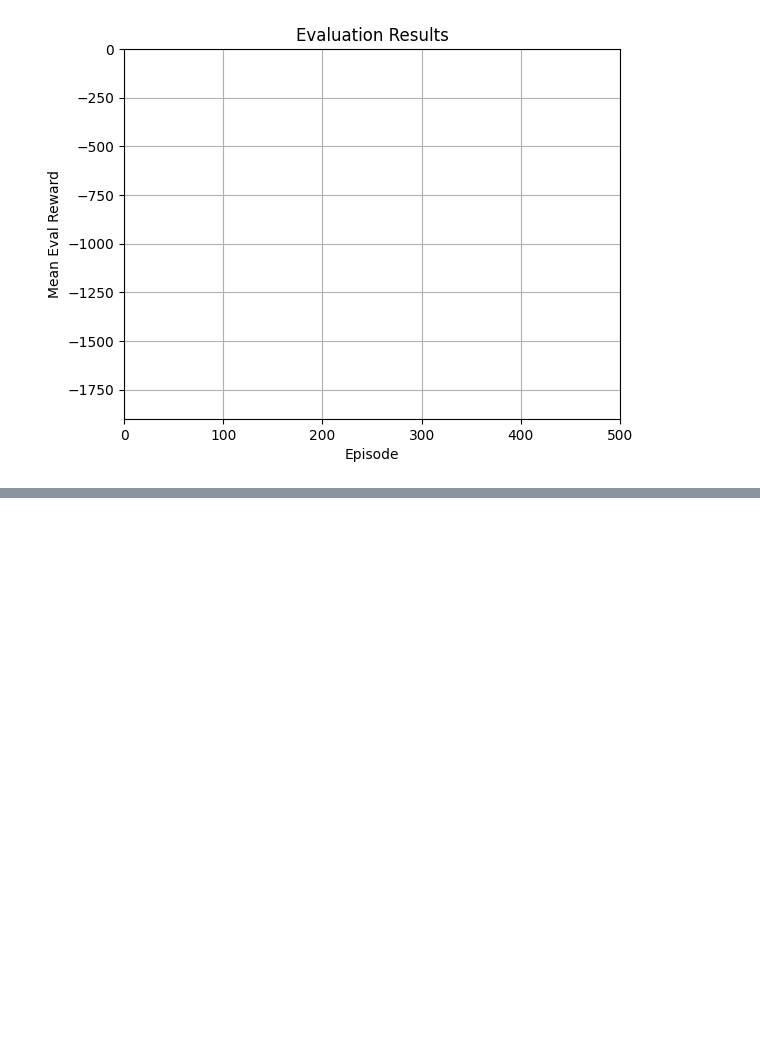
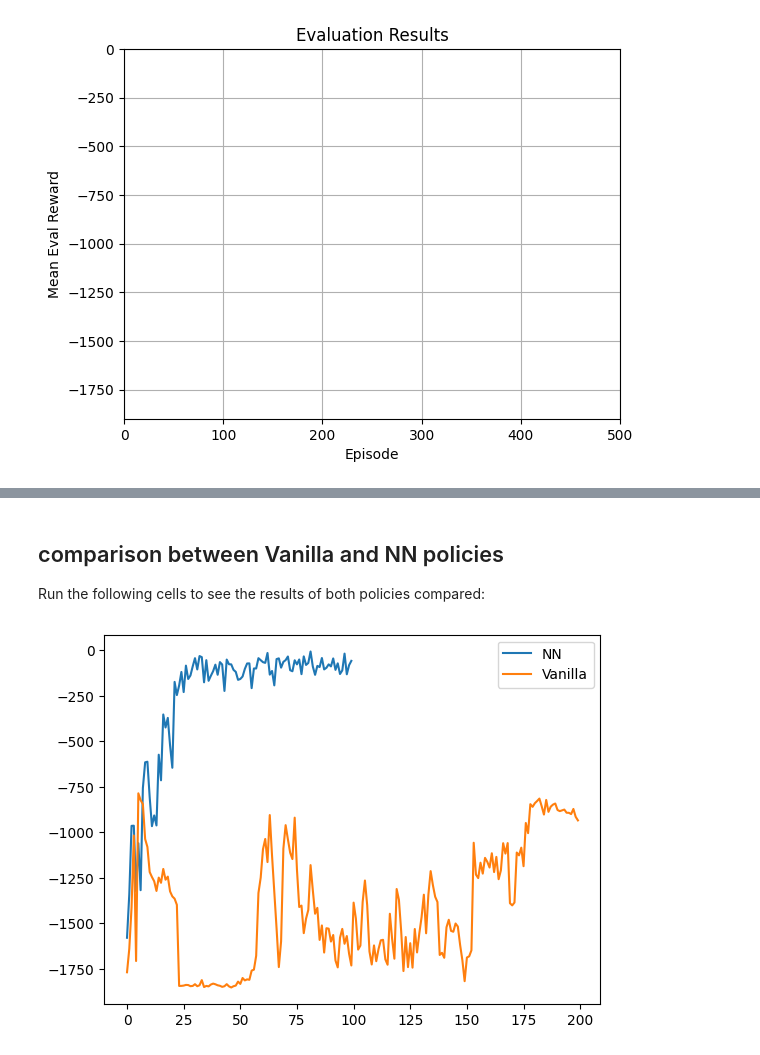
Before and after one commit to yuvalgos/policy_gradient_tutorial, a Jupyter notebook: PolicyGadient.ipynb, the cells around one changed output, grey strips where cells are left out. Saved outputs shown, nothing was run; the diff lists cells and outputs as text; code cells hidden in the pictures; blank space fills up the shorter version.

```diff
--- a/PolicyGadient.ipynb
+++ b/PolicyGadient.ipynb
@@ -441,0 +470,11 @@ Such methods are called **Actor-Critic** methods.
+# %% [markdown]
+## comparison between Vanilla and NN policies
+Run the following cells to see the results of both policies compared:
+# %%
+import matplotlib.pyplot as plt
+plt.plot(NN_mean_eval_rewards, label="NN")
+plt.plot(vanilla_mean_eval_rewards, label="Vanilla")
+plt.legend()
+plt.show()
+# %% [output]
+[figure, added]
```
Also changed, not shown: parts of 45 cells of this notebook.
